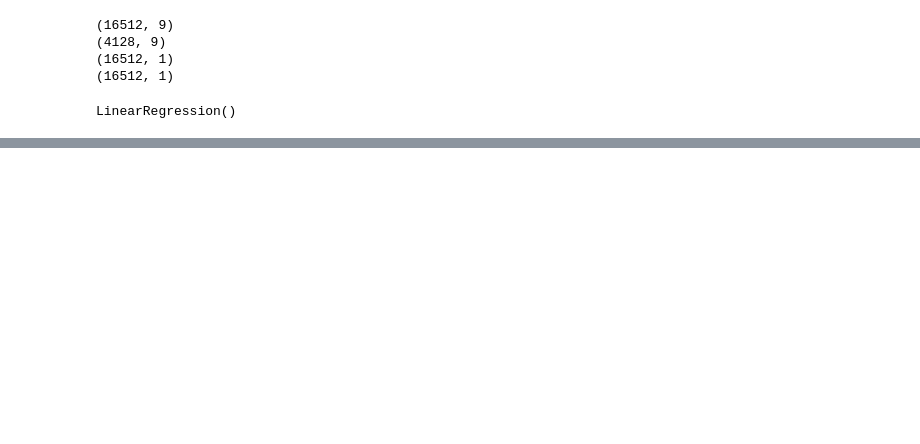
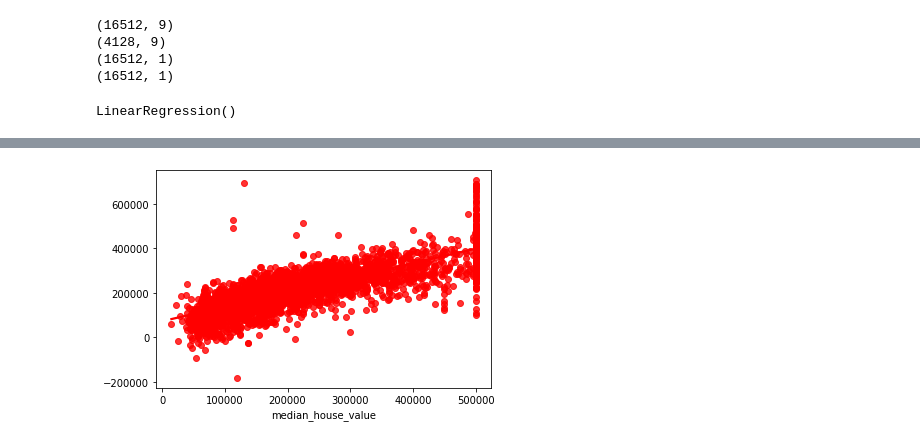
Before and after one commit to A-RanjithKumar1/DataBlitz, a Jupyter notebook: DataBlitz.ipynb, the cells around one changed output, grey strips where cells are left out. Saved outputs shown, nothing was run; the diff lists cells and outputs as text; code cells hidden in the pictures; blank space fills up the shorter version.

```diff
--- a/DataBlitz.ipynb
+++ b/DataBlitz.ipynb
@@ -136,0 +181,4 @@ The Accuracy of the Score is  1.0
+# %%
+sns.regplot(x=y_test,y=y_pred,ci=None,color ='red');
+# %% [output]
+[figure, added]
```
Also changed, not shown: parts of 18 cells of this notebook.
